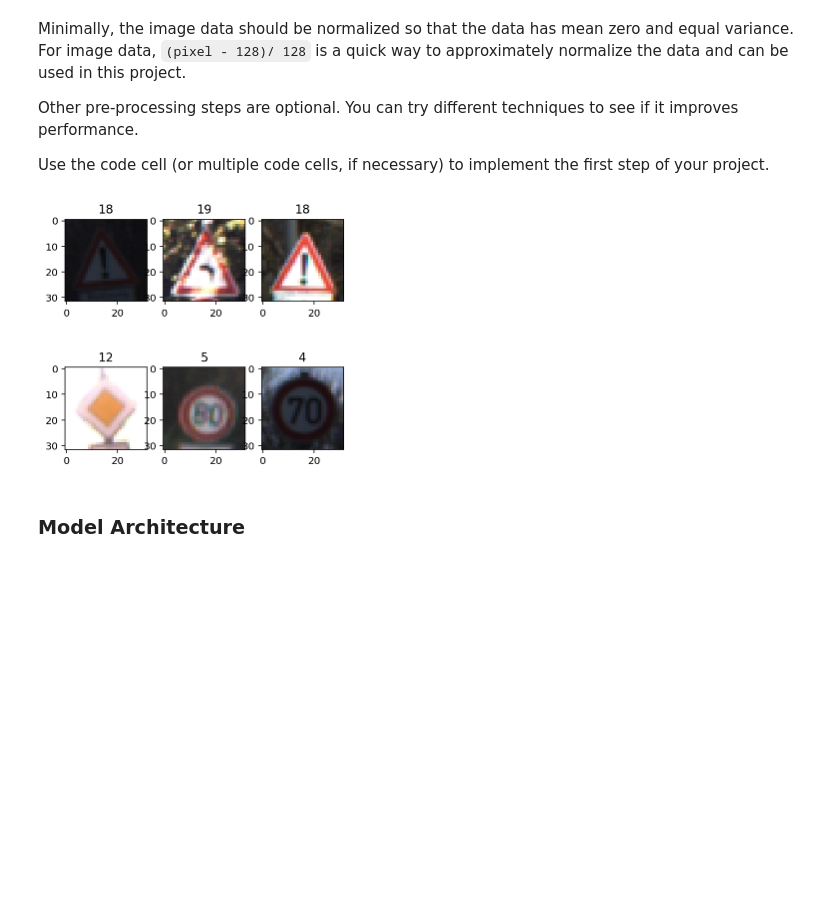
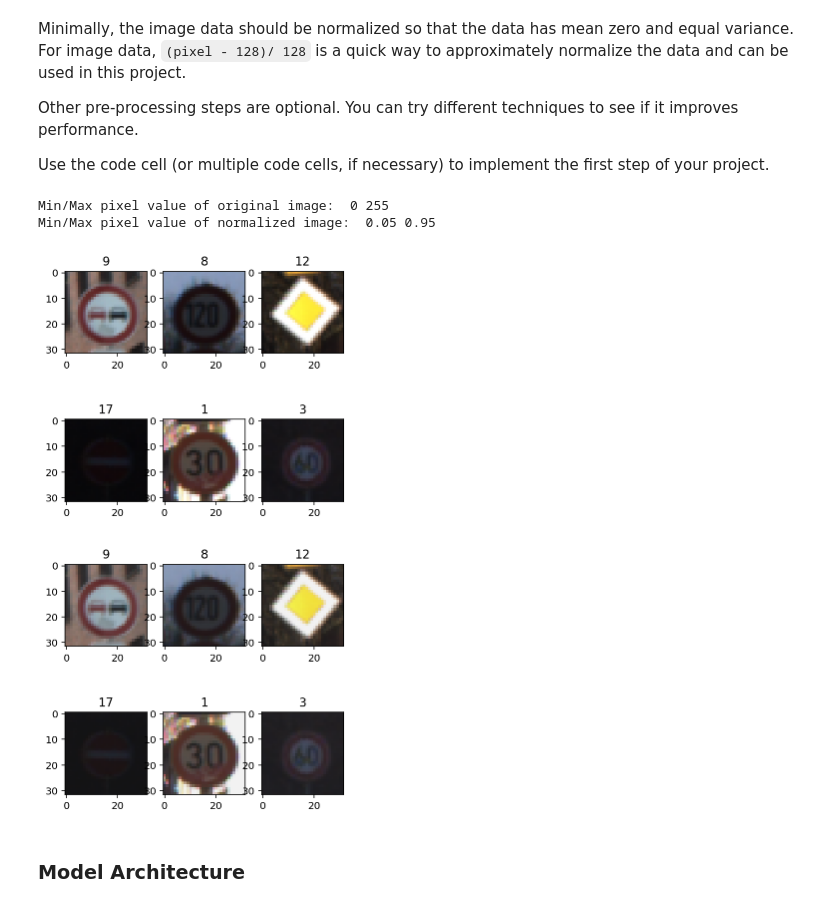
Before and after one commit to chanwooyang/Udacity-SDCND, a Jupyter notebook: T1-P2-TrafficSignClassifier/Traffic_Sign_Classifier.ipynb, the cells around one changed output. Cells and saved outputs as stored; diff of their text form; code cells hidden in the pictures; blank space fills up the shorter version.

Commit message:
Dataset visualization is added; Training Accuracy is added.

```diff
--- a/T1-P2-TrafficSignClassifier/Traffic_Sign_Classifier.ipynb
+++ b/T1-P2-TrafficSignClassifier/Traffic_Sign_Classifier.ipynb
@@ -164,0 +179,16 @@ import matplotlib.pyplot as plt
+# %%
+import matplotlib.pyplot as plt
+%matplotlib inline
+
+n_image_class = []
+for i in range(n_classes):
+    n_image_class.append(list(y_train).count(i))
+class_index = np.arange(len(n_image_class))
+width = 0.5
+plt.subplots(figsize=(12,8))
+plt.bar(class_index, n_image_class, width)
+plt.xlabel('Image Class')
+plt.ylabel('Number of Training Images')
+plt.title('Number of Training Images by Class')
+plt.xticks(class_index ,range(43))
+plt.show()
@@ -195,7 +227,7 @@ Use the code cell (or multiple code cells, if necessary) to implement the first
 ### converting to grayscale, etc.
 ### Feel free to use as many code cells as needed.
 
-def normalize_grayscale(image_data):
+def normalize_min_max_scaling(image_data):
     """
     Normalize the image data with Min-Max scaling to a range of [a, b]
     X' = a + ((X - Xmin)*(b - a)) / (Xmax - Xmin)
@@ -210,27 +242,37 @@ def normalize_grayscale(image_data):
 
     return normalized_image
 
-norm_X_train = normalize_grayscale(X_train)
-norm_X_valid = normalize_grayscale(X_valid)
-norm_X_test = normalize_grayscale(X_test)
+norm_X_train = normalize_min_max_scaling(X_train)
+norm_X_valid = normalize_min_max_scaling(X_valid)
+norm_X_test = normalize_min_max_scaling(X_test)
 # %%
 ### Visualize Image Data
 %matplotlib inline
 %config InlineBackend.figure_format = 'retina'
 import numpy as np
 
 sample_img_index = []
 
 for i in range(6):
     index = np.random.randint(0, n_train)
     sample_img_index.append(index)
 
 plt.figure(figsize=(5,5))
 for count, idx in enumerate(sample_img_index):
     plt.subplot(231+count, title= y_train[idx])
-    plt.imshow(X_train[idx])
+    plt.imshow(X_train[idx], cmap='gray')
+print("Min/Max pixel value of original image: ",np.min(X_train), np.max(X_train))
+
+plt.figure(figsize=(5,5))
+for count, idx in enumerate(sample_img_index):
+    plt.subplot(231+count, title= y_train[idx])
+    plt.imshow(norm_X_train[idx], cmap='gray')
+print("Min/Max pixel value of normalized image: ",np.min(norm_X_train), np.max(norm_X_train))
 # %% [output]
+Min/Max pixel value of original image:  0 255
+Min/Max pixel value of normalized image:  0.05 0.95
-[figure, old version]
+[figure, new version]
+[figure, added]
 # %% [markdown]
 ### Model Architecture
 # %%
```
Also changed, not shown: parts of 10 cells of this notebook, 3 other files.
